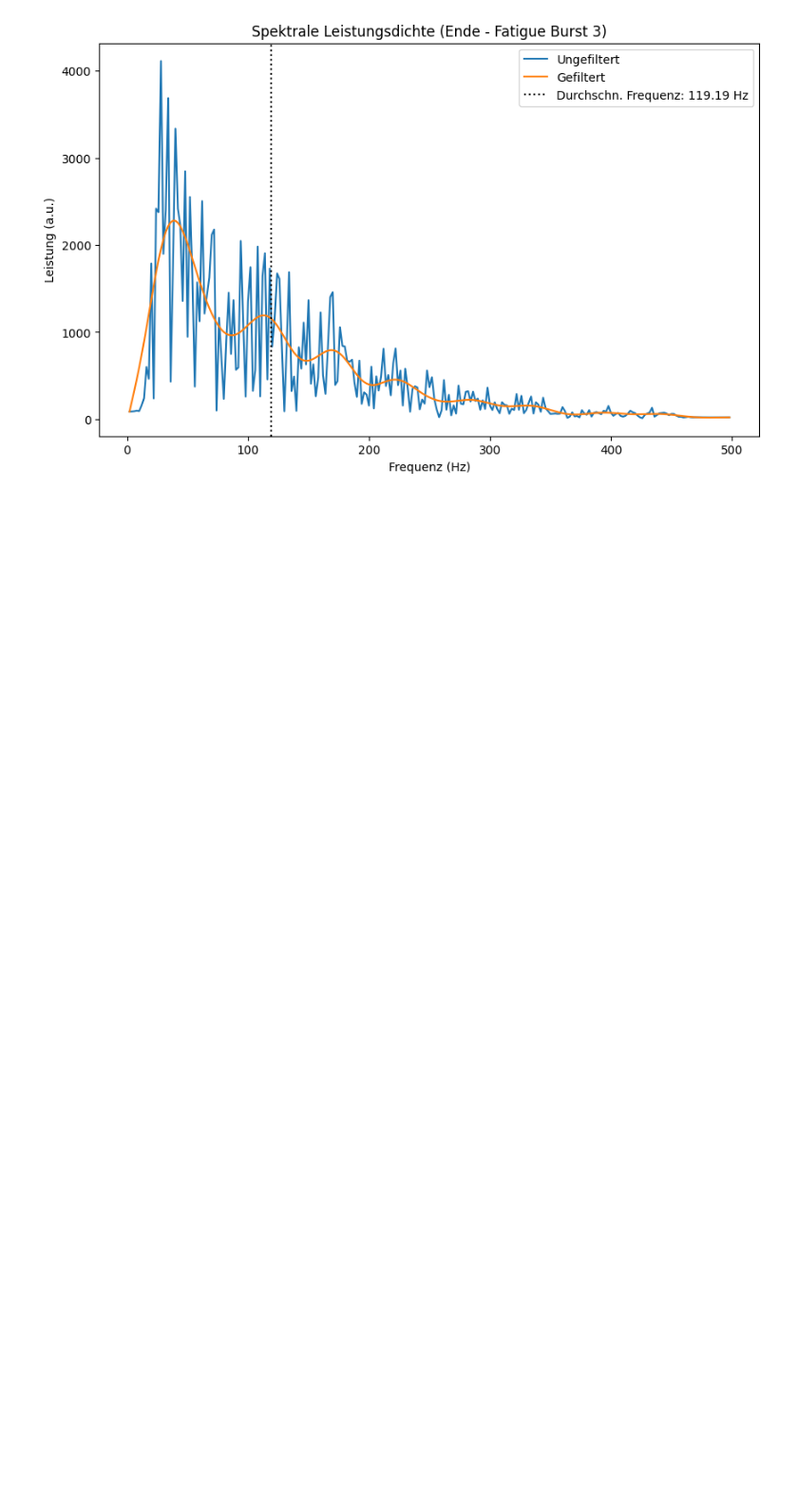
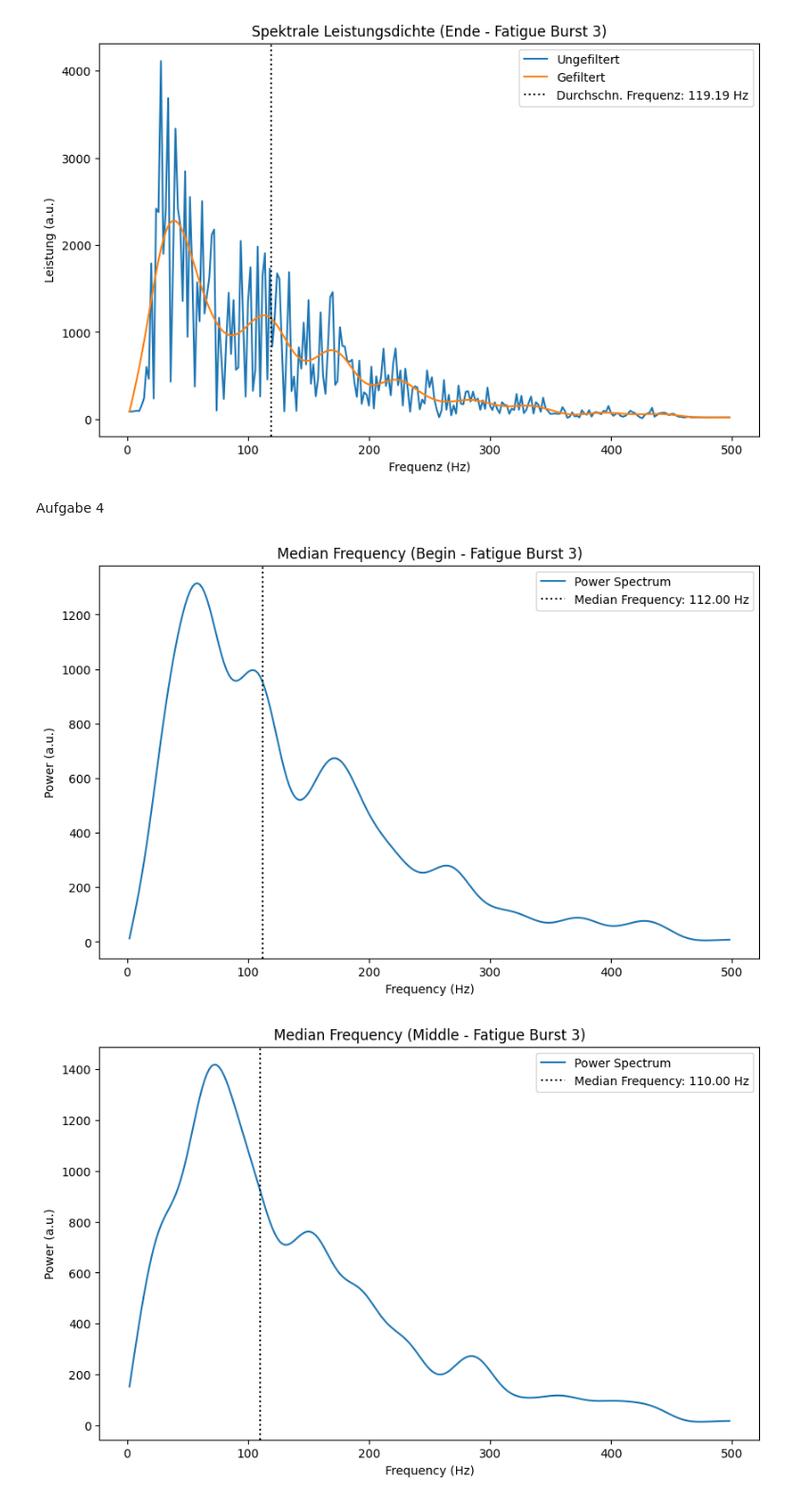
Before and after one commit to felithie/Labor3Biosignal, a Jupyter notebook: Labor3.ipynb, the cells around one changed output. Shown at 95% size. Cells and saved outputs as stored; diff of their text form; code cells hidden in the pictures; blank space fills up the shorter version.

```diff
--- a/Labor3.ipynb
+++ b/Labor3.ipynb
@@ -399,3 +383,63 @@ for i in range(len(fatigue_s)):  # Schleife über alle Bursts
 [figure]
 [figure]
 [figure]
+# %% [markdown]
+Aufgabe 4
+# %%
+from scipy.integrate import cumtrapz
+
+def calculate_median_frequency(power, frequencies):
+    # Calculate the cumulative area under the power spectrum curve
+    area = cumtrapz(power, frequencies, initial=0)
+    total_power = area[-1]
+
+    # Find the frequency that divides the area into two equal halves
+    median_freq = frequencies[np.where(area >= total_power / 2)[0][0]]
+
+    return median_freq
+
+beginmedian= calculate_median_frequency(power_begin, freqs_begin)
+middlemedian= calculate_median_frequency(power_middle, freqs_middle)
+endmedian= calculate_median_frequency(power_end, freqs_end)
+
+#plot the median frequency on the filtered power spectrum
+def plot_median_frequency(freqs, power, median_freq, title):
+    plt.figure(figsize=(10, 6))
+    plt.plot(freqs, power, label="Power Spectrum")
+    plt.axvline(median_freq, color='black', linestyle=':', label=f"Median Frequency: {median_freq:.2f} Hz")
+    plt.title(title)
+    plt.xlabel("Frequency (Hz)")
+    plt.ylabel("Power (a.u.)")
+    plt.legend()
+    plt.show()
+
+plot_median_frequency(freqs_begin, filtered_power_begin, beginmedian, f"Median Frequency (Begin - Fatigue Burst {i+1})")
+plot_median_frequency(freqs_middle, filtered_power_middle, middlemedian, f"Median Frequency (Middle - Fatigue Burst {i+1})")
+plot_median_frequency(freqs_end, filtered_power_end, endmedian, f"Median Frequency (End - Fatigue Burst {i+1})")
+
+#plotte alle in einem Diagramm
+plt.figure(figsize=(10, 6))
+plt.plot(freqs_begin, filtered_power_begin, label="Begin")
+plt.plot(freqs_middle, filtered_power_middle, label="Middle")
+plt.plot(freqs_end, filtered_power_end, label="End")
+plt.axvline(beginmedian, color='blue', linestyle=':', label=f"Median Frequency (Begin): {beginmedian:.2f} Hz")
+plt.axvline(middlemedian, color='green', linestyle=':', label=f"Median Frequency (Middle): {middlemedian:.2f} Hz")
+plt.axvline(endmedian, color='red', linestyle=':', label=f"Median Frequency (End): {endmedian:.2f} Hz")
+plt.title("Median Frequency Analysis (Fatigue Bursts)")
+plt.xlabel("Frequency (Hz)")
+plt.ylabel("Power (a.u.)")
+plt.legend()
+plt.show()
+
+#Median-Frequenzen bei Änderung drei unterschiedlichen Zeitpunkte einer Messung
+
+plt.figure(figsize=(10, 6))
+plt.plot([1, 2, 3], [beginmedian, middlemedian, endmedian], marker='o', linestyle='--')
+plt.title("Median Frequency (Fatigue Bursts)")
+plt.xlabel("Fatigue Burst")
+plt.ylabel("Median Frequency (Hz)")
+plt.xticks([1, 2, 3], ["Begin", "Middle", "End"])
+plt.show()
+# %% [output]
+[figure, added]
+[figure, added]
```
Also changed, not shown: parts of 2 cells of this notebook.
